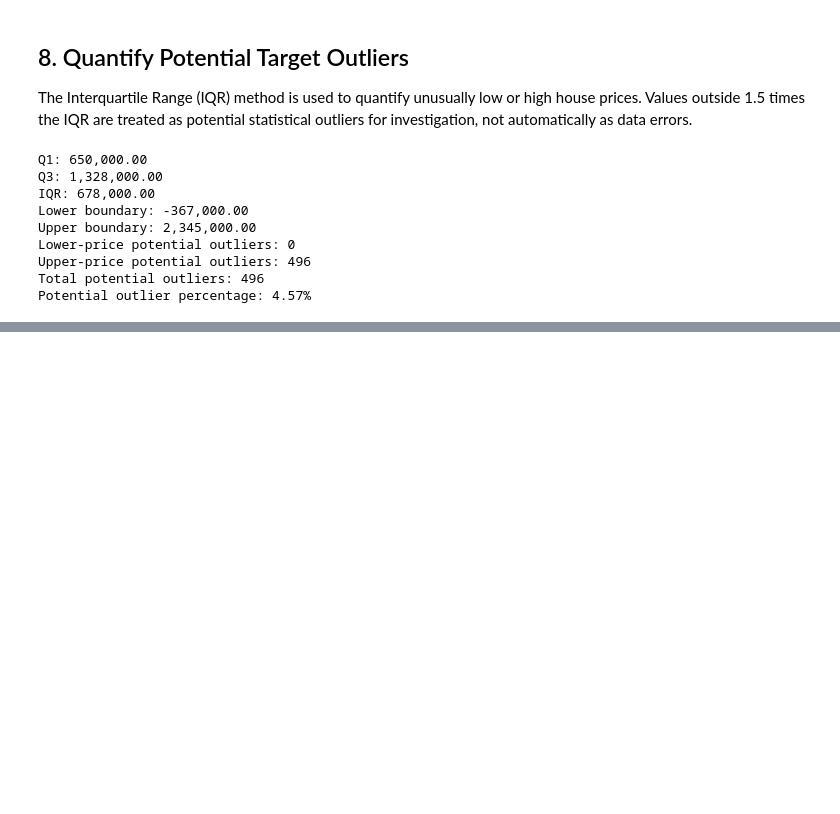
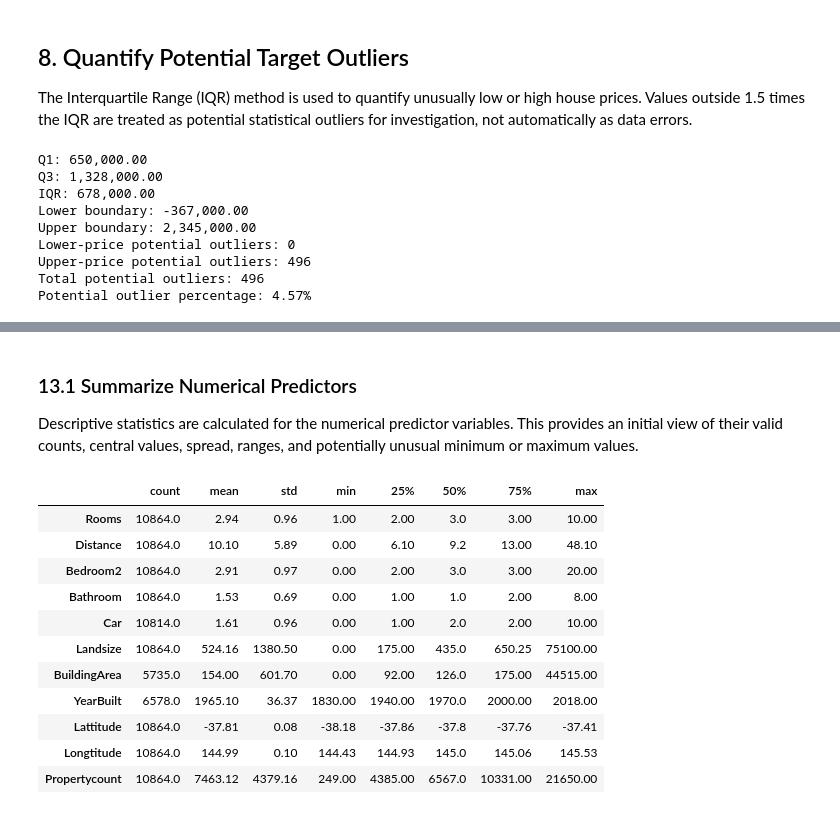
Before and after one commit to WaqasGurmani/house-price-linear-models, a Jupyter notebook: notebooks/02_eda_and_data_quality.ipynb, the cells around one changed output, grey strips where cells are left out. Cells and saved outputs as stored; diff of their text form; code cells hidden in the pictures; blank space fills up the shorter version.

```diff
--- a/notebooks/02_eda_and_data_quality.ipynb
+++ b/notebooks/02_eda_and_data_quality.ipynb
@@ -213,0 +400,33 @@ Potential outlier percentage: 4.57%
+# %% [markdown]
+### 13.1 Summarize Numerical Predictors
+
+Descriptive statistics are calculated for the numerical predictor variables. This provides an initial view of their valid counts, central values, spread, ranges, and potentially unusual minimum or maximum values.
+# %%
+numerical_predictors = (
+    train_df
+    .select_dtypes(include="number")
+    .columns
+    .drop(["Price", "Postcode"])
+)
+
+numerical_summary = (
+    train_df[numerical_predictors]
+    .describe()
+    .T
+    .round(2)
+)
+
+numerical_summary
+# %% [output]
+|  | count | mean | std | min | 25% | 50% | 75% | max |
+| Rooms | 10864.0 | 2.94 | 0.96 | 1.00 | 2.00 | 3.0 | 3.00 | 10.00 |
+| Distance | 10864.0 | 10.10 | 5.89 | 0.00 | 6.10 | 9.2 | 13.00 | 48.10 |
+| Bedroom2 | 10864.0 | 2.91 | 0.97 | 0.00 | 2.00 | 3.0 | 3.00 | 20.00 |
+| Bathroom | 10864.0 | 1.53 | 0.69 | 0.00 | 1.00 | 1.0 | 2.00 | 8.00 |
+| Car | 10814.0 | 1.61 | 0.96 | 0.00 | 1.00 | 2.0 | 2.00 | 10.00 |
+| Landsize | 10864.0 | 524.16 | 1380.50 | 0.00 | 175.00 | 435.0 | 650.25 | 75100.00 |
+| BuildingArea | 5735.0 | 154.00 | 601.70 | 0.00 | 92.00 | 126.0 | 175.00 | 44515.00 |
+| YearBuilt | 6578.0 | 1965.10 | 36.37 | 1830.00 | 1940.00 | 1970.0 | 2000.00 | 2018.00 |
+| Lattitude | 10864.0 | -37.81 | 0.08 | -38.18 | -37.86 | -37.8 | -37.76 | -37.41 |
+| Longtitude | 10864.0 | 144.99 | 0.10 | 144.43 | 144.93 | 145.0 | 145.06 | 145.53 |
+| Propertycount | 10864.0 | 7463.12 | 4379.16 | 249.00 | 4385.00 | 6567.0 | 10331.00 | 21650.00 |
```
Also changed, not shown: parts of 38 cells of this notebook, 1 other file.
